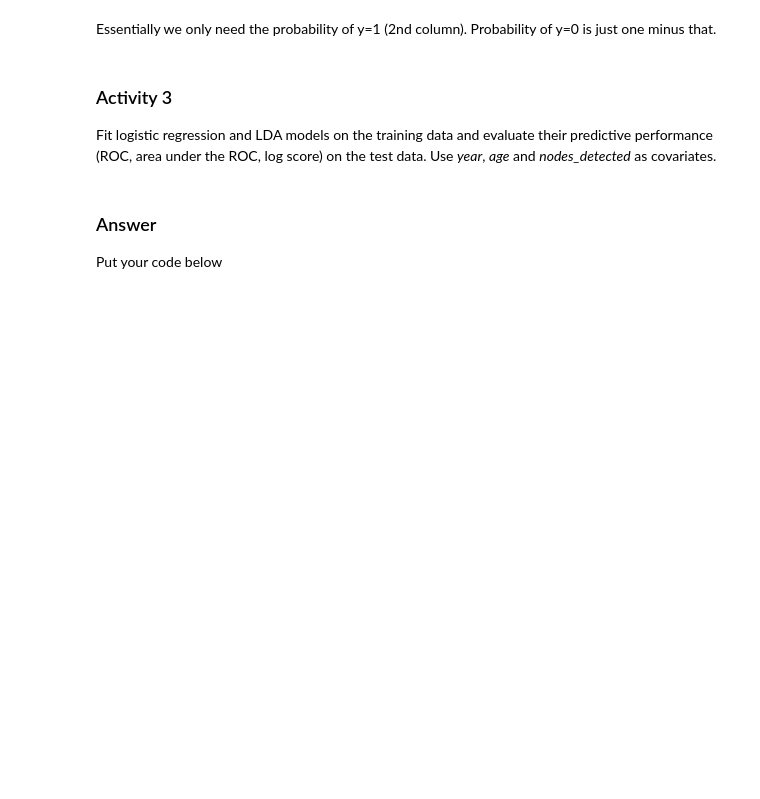
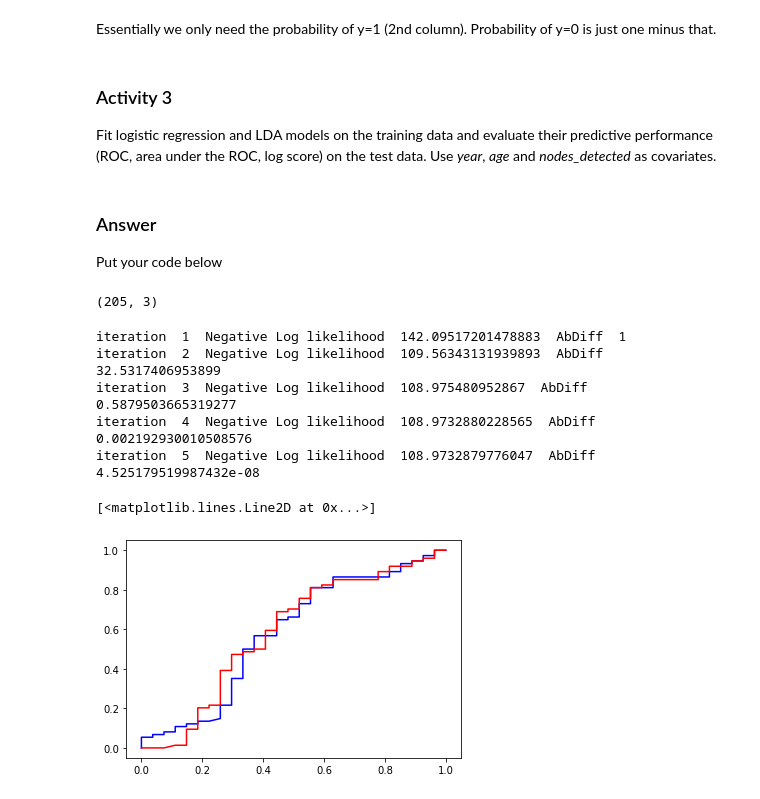
Before and after one commit to giffel99/ssy316-advanced-probabilistic, a Jupyter notebook: assignment2/Python lab 2 sumbission.ipynb, the cells around one changed output. Cells and saved outputs as stored; diff of their text form; code cells hidden in the pictures; blank space fills up the shorter version.

```diff
--- a/assignment2/Python lab 2 sumbission.ipynb
+++ b/assignment2/Python lab 2 sumbission.ipynb
@@ -478,3 +597,40 @@ Fit logistic regression and LDA models on the training data and evaluate their p
 ### Answer
 
 Put your code below
+# %%
+# define data and create train test splits
+X = data1.loc[:,['age', 'nodes_detected','year']].values
+y = data1.survival_status.replace(2, 0).values.astype(int)
+X_train, X_test, y_train, y_test = train_test_split(X, y,
+                        test_size=0.33, random_state=1)
+# %%
+X_train.shape
+# %% [output]
+(205, 3)
+# %%
+n,p = X.shape
+beta0 = np.zeros(p)
+beta_mle, cov = NewtonRaphsonLogistReg(beta0,X_train,y_train,maxiter=100,tolerance=1e-08)
+LR_predict_probs = sigma(X_test,beta_mle)
+LR_predict_probs.shape
+
+fpr,tpr,thresholds = roc_curve(y_test,LR_predict_probs)
+plt.plot(fpr,tpr, 'blue')
+
+clf = LinearDiscriminantAnalysis(solver='lsqr',store_covariance=True)
+clf.fit(X_train, y_train)
+clf.means_, clf.priors_, clf.covariance_
+pred_probs_lda = clf.predict_proba(X_test)
+pred_probs_lda = pred_probs_lda[:,1]
+pred_probs_lda.shape
+
+fpr,tpr,thresholds = roc_curve(y_test,pred_probs_lda)
+plt.plot(fpr,tpr, 'red')
+# %% [output]
+iteration  1  Negative Log likelihood  142.09517201478883  AbDiff  1
+iteration  2  Negative Log likelihood  109.56343131939893  AbDiff  32.5317406953899
+iteration  3  Negative Log likelihood  108.975480952867  AbDiff  0.5879503665319277
+iteration  4  Negative Log likelihood  108.9732880228565  AbDiff  0.002192930010508576
+iteration  5  Negative Log likelihood  108.9732879776047  AbDiff  4.525179519987432e-08
+[<matplotlib.lines.Line2D at 0x...>]
+[figure, added]
```
Also changed, not shown: parts of 7 cells of this notebook.
